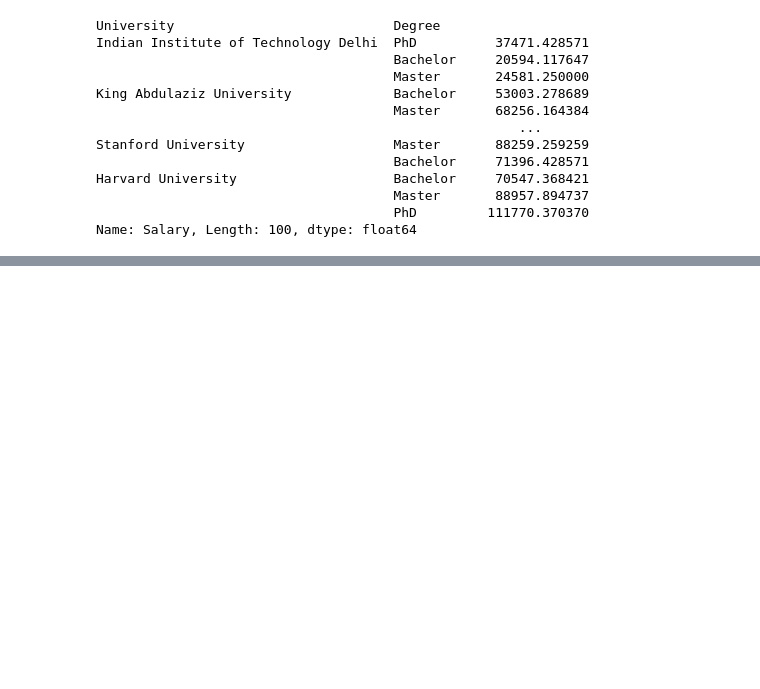
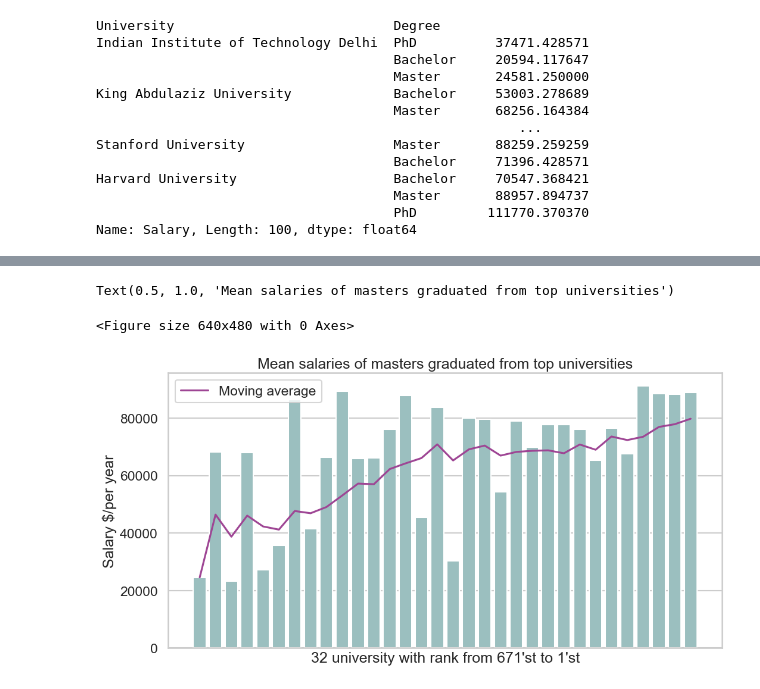
Before and after one commit to maxtheshock/PythonDS-Project, a Jupyter notebook: PythonNotebook.ipynb, the cells around one changed output, grey strips where cells are left out. Saved outputs shown, nothing was run; the diff lists cells and outputs as text; code cells hidden in the pictures; blank space fills up the shorter version.

```diff
--- a/PythonNotebook.ipynb
+++ b/PythonNotebook.ipynb
@@ -507,0 +513,19 @@ Text(0.5, 1.0, 'Mean salaries of bachelors graduated from top universities')
+# %%
+sns.set_theme(style="whitegrid", context="talk")
+custom_palette = ["#95C5C5", "#3da386", "#5b98ed"]
+sns.set_palette(custom_palette)
+sns.despine()
+plt.figure(figsize=(12, 6))
+sns.barplot(mean_salary_uni_deg[mean_salary_uni_deg.index.get_level_values('Degree') == 'Master'].values)
+
+moving_average = pd.Series(mean_salary_uni_deg[mean_salary_uni_deg.index.get_level_values('Degree') == 'Master'].values).rolling(window=10, min_periods=1).mean().values
+plt.plot(moving_average, color = "#9e4594", label = "Moving average")
+plt.xticks([])
+plt.xlabel("32 university with rank from 671'st to 1'st")
+plt.legend()
+plt.ylabel("Salary $/per year")
+plt.title("Mean salaries of masters graduated from top universities")
+# %% [output]
+Text(0.5, 1.0, 'Mean salaries of masters graduated from top universities')
+<Figure size 640x480 with 0 Axes>
+[figure, added]
```
Also changed, not shown: parts of 3 cells of this notebook.
